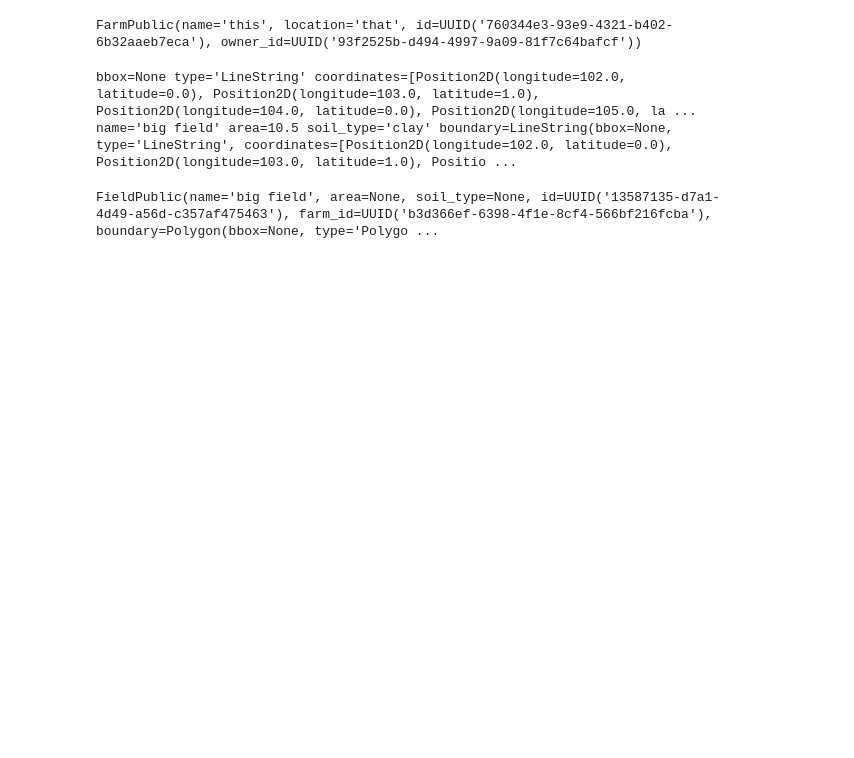
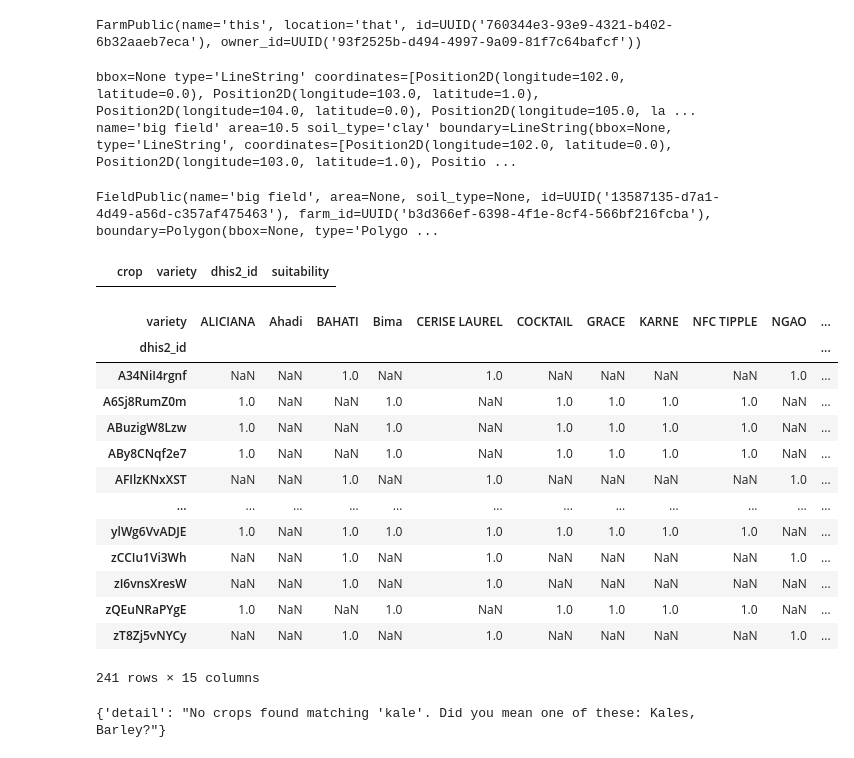
Before and after one commit to markns/farmwise, a Jupyter notebook: farmbase_play.ipynb, the cells around one changed output. Saved outputs shown, nothing was run; the diff lists cells and outputs as text; code cells hidden in the pictures; blank space fills up the shorter version.

```diff
--- a/farmbase_play.ipynb
+++ b/farmbase_play.ipynb
@@ -42,3 +43,7 @@ response
 bbox=None type='LineString' coordinates=[Position2D(longitude=102.0, latitude=0.0), Position2D(longitude=103.0, latitude=1.0), Position2D(longitude=104.0, latitude=0.0), Position2D(longitude=105.0, la ...
 name='big field' area=10.5 soil_type='clay' boundary=LineString(bbox=None, type='LineString', coordinates=[Position2D(longitude=102.0, latitude=0.0), Position2D(longitude=103.0, latitude=1.0), Positio ...
 FieldPublic(name='big field', area=None, soil_type=None, id=UUID('13587135-d7a1-4d49-a56d-c357af475463'), farm_id=UUID('b3d366ef-6398-4f1e-8cf4-566bf216fcba'), boundary=Polygon(bbox=None, type='Polygo ...
+# %%
+import pandas as pd
+
+df = pd.read_csv("apps/farmbase/data/kalro/suitability.csv")
@@ -44,0 +52,28 @@ FieldPublic(name='big field', area=None, soil_type=None, id=UUID('13587135-d7a1-
+# %%
+df[df.crop == 'Kale']
+# %% [output]
+|  | crop | variety | dhis2_id | suitability |
+# %%
+df[df.crop == 'Barley'].pivot(index='dhis2_id', columns='variety', values='suitability')
+# %% [output]
+| variety | ALICIANA | Ahadi | BAHATI | Bima | CERISE LAUREL | COCKTAIL | GRACE | KARNE | NFC TIPPLE | NGAO | ... |
+| dhis2_id |  |  |  |  |  |  |  |  |  |  | ... |
+| A34NiI4rgnf | NaN | NaN | 1.0 | NaN | 1.0 | NaN | NaN | NaN | NaN | 1.0 | ... |
+| A6Sj8RumZ0m | 1.0 | NaN | NaN | 1.0 | NaN | 1.0 | 1.0 | 1.0 | 1.0 | NaN | ... |
+| ABuzigW8Lzw | 1.0 | NaN | NaN | 1.0 | NaN | 1.0 | 1.0 | 1.0 | 1.0 | NaN | ... |
+| ABy8CNqf2e7 | 1.0 | NaN | NaN | 1.0 | NaN | 1.0 | 1.0 | 1.0 | 1.0 | NaN | ... |
+| AFIlzKNxXST | NaN | NaN | 1.0 | NaN | 1.0 | NaN | NaN | NaN | NaN | 1.0 | ... |
+| ... | ... | ... | ... | ... | ... | ... | ... | ... | ... | ... | ... |
+| ylWg6VvADJE | 1.0 | NaN | 1.0 | 1.0 | 1.0 | 1.0 | 1.0 | 1.0 | 1.0 | NaN | ... |
+| zCCIu1Vi3Wh | NaN | NaN | 1.0 | NaN | 1.0 | NaN | NaN | NaN | NaN | 1.0 | ... |
+| zI6vnsXresW | NaN | NaN | 1.0 | NaN | 1.0 | NaN | NaN | NaN | NaN | NaN | ... |
+| zQEuNRaPYgE | 1.0 | NaN | NaN | 1.0 | NaN | 1.0 | 1.0 | 1.0 | 1.0 | NaN | ... |
+| zT8Zj5vNYCy | NaN | NaN | 1.0 | NaN | 1.0 | NaN | NaN | NaN | NaN | 1.0 | ... |
+241 rows × 15 columns
+# %%
+import httpx
+r = httpx.get("http://127.0.0.1:8000/api/v1/crop-varieties/suitability?crop_type=kale"
+              "&latitude=-1.0849843025208&longitude=35.878883361816")
+r.json()
+# %% [output]
+{'detail': "No crops found matching 'kale'. Did you mean one of these: Kales, Barley?"}
```
Also changed, not shown: parts of 2 cells of this notebook, 39 other files.
